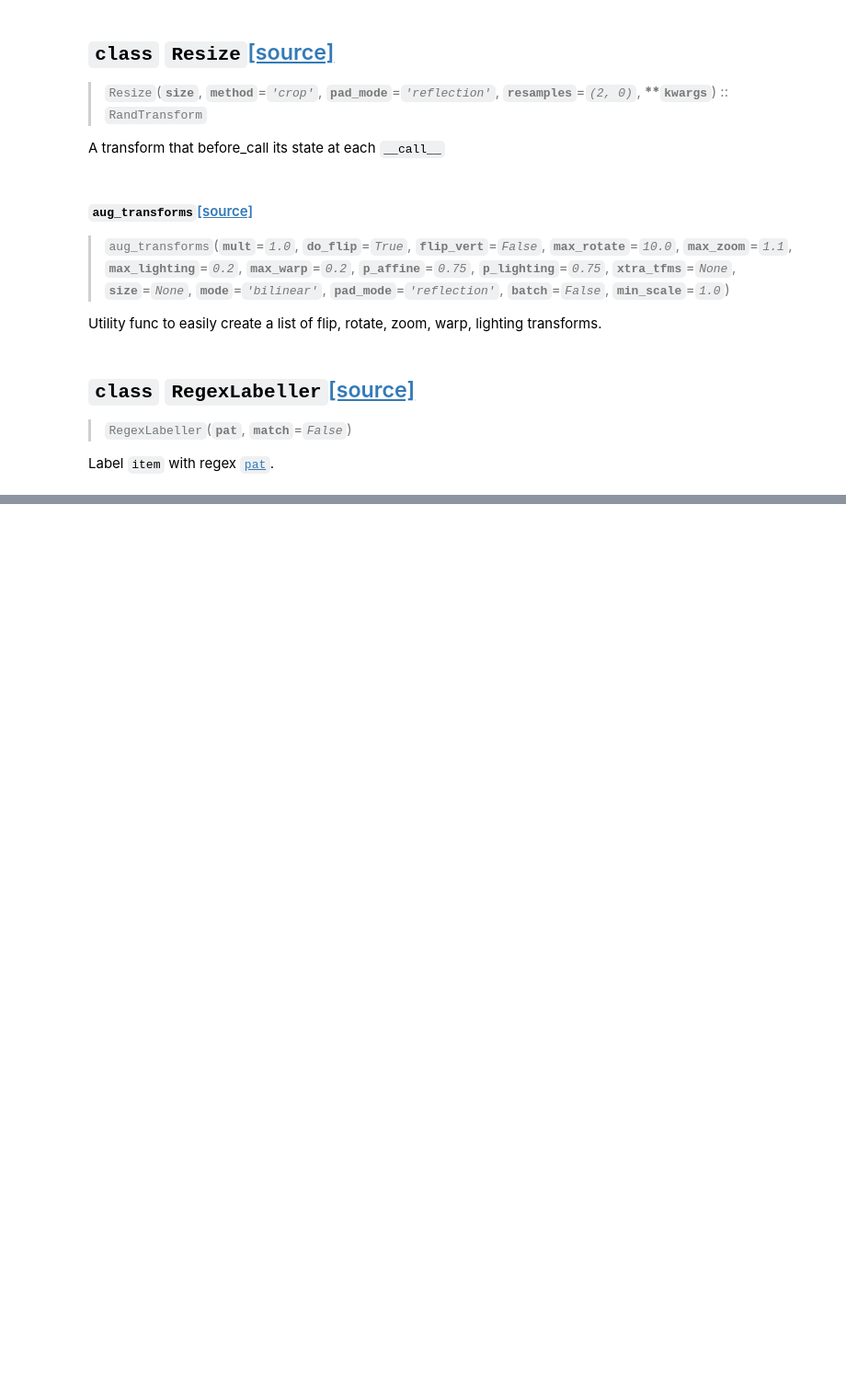
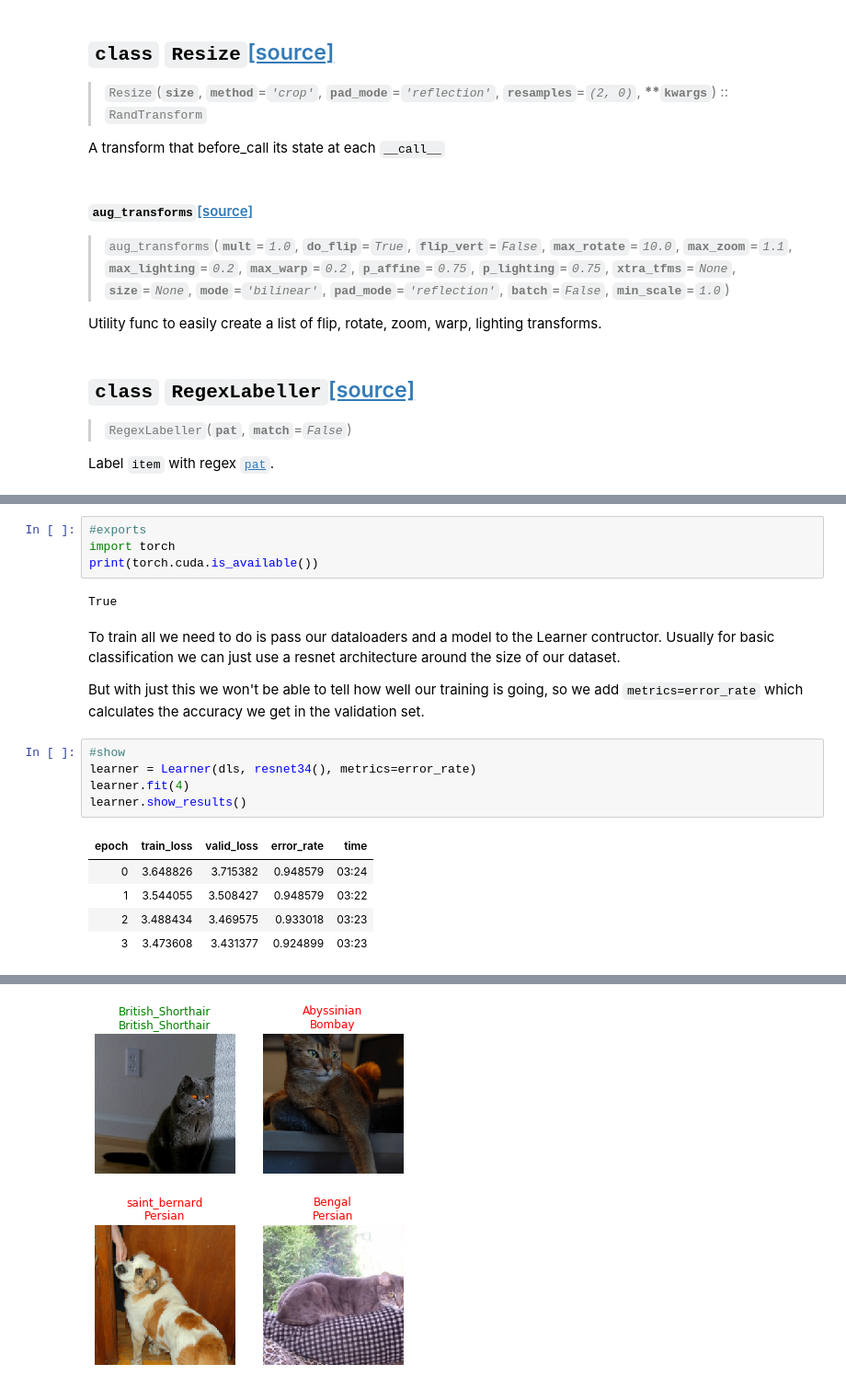
Before and after one commit to hoftherose/FastaiV2Course, a Jupyter notebook: nbs/00_PracticalDeepLearning2019.Lesson1.ipynb, the cells around one changed output, grey strips where cells are left out. Shown at 92% size. Drawn from its saved outputs; the diff is of its cells as text; blank space fills up the shorter version.

Commit message:
Training Tests

```diff
--- a/nbs/00_PracticalDeepLearning2019.Lesson1.ipynb
+++ b/nbs/00_PracticalDeepLearning2019.Lesson1.ipynb
@@ -167,0 +177,21 @@ dls.show_batch()
+# %%
+#exports
+import torch
+print(torch.cuda.is_available())
+# %% [output]
+True
+# %% [markdown]
+To train all we need to do is pass our dataloaders and a model to the Learner contructor. Usually for basic classification we can just use a resnet architecture around the size of our dataset.
+
+But with just this we won't be able to tell how well our training is going, so we add `metrics=error_rate` which calculates the accuracy we get in the validation set.
+# %%
+#show
+learner = Learner(dls, resnet34(), metrics=error_rate)
+learner.fit(4)
+learner.show_results()
+# %% [output]
+| epoch | train_loss | valid_loss | error_rate | time |
+| 0 | 3.648826 | 3.715382 | 0.948579 | 03:24 |
+| 1 | 3.544055 | 3.508427 | 0.948579 | 03:22 |
+| 2 | 3.488434 | 3.469575 | 0.933018 | 03:23 |
+| 3 | 3.473608 | 3.431377 | 0.924899 | 03:23 |
@@ -167,0 +199 @@ dls.show_batch()
+[figure, added]
```
Also changed, not shown: parts of 28 cells of this notebook, 2 other files.
